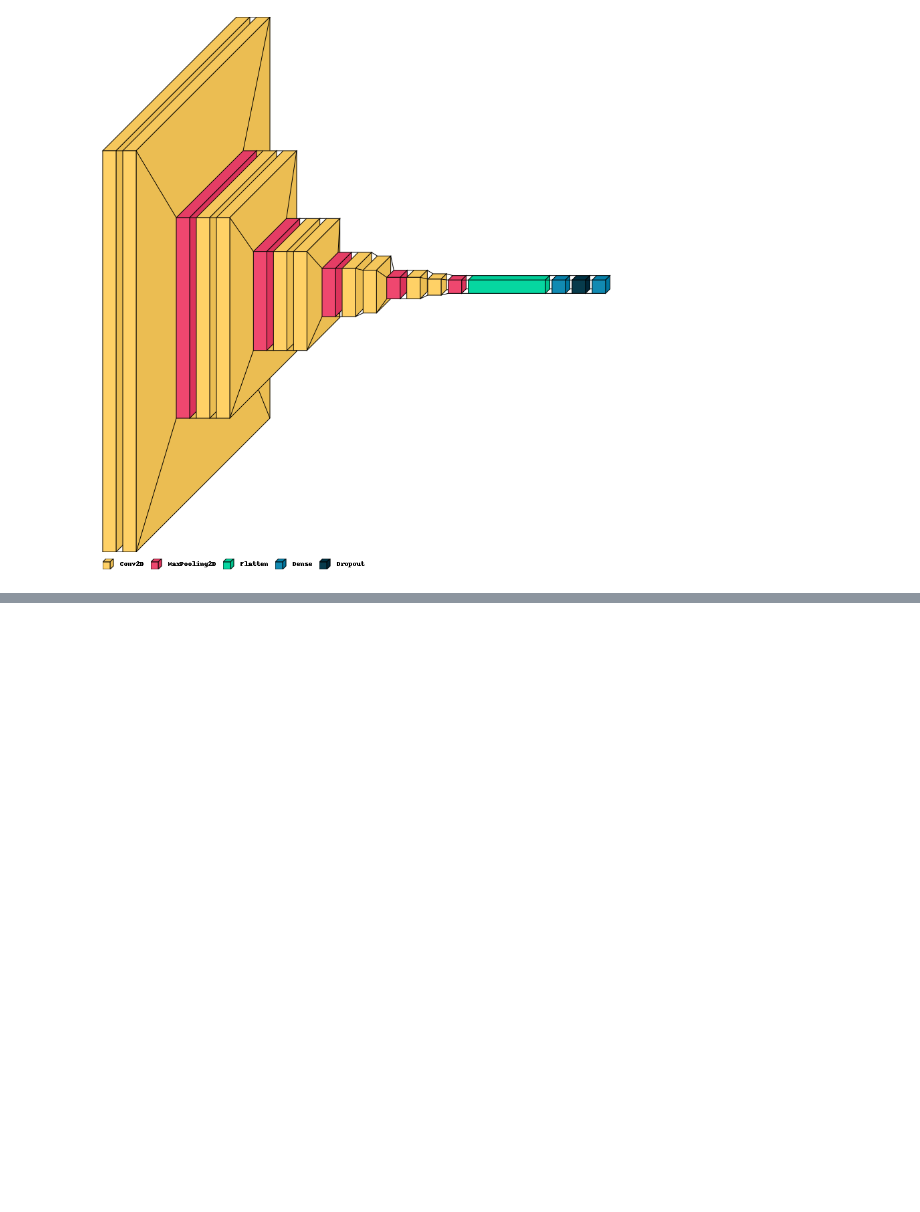
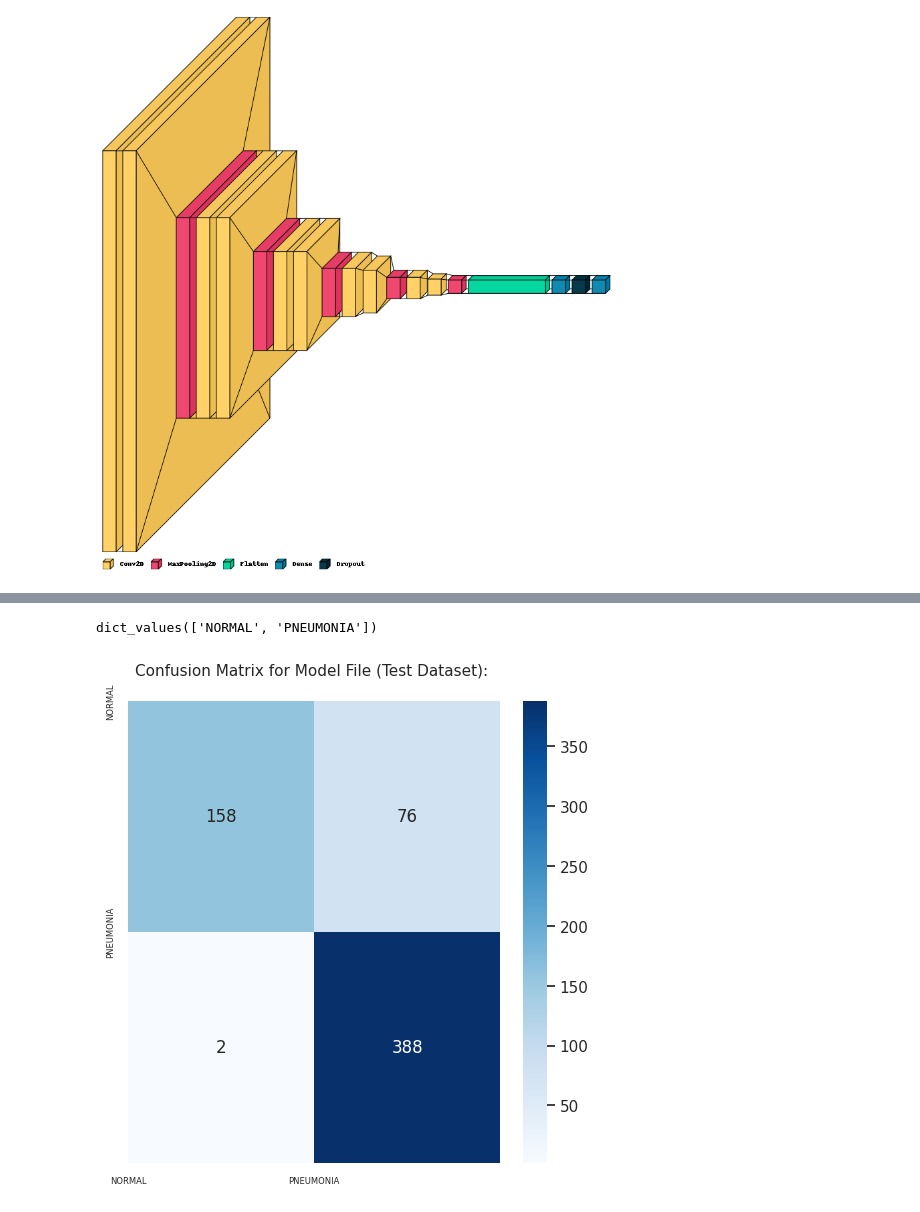
Before and after one commit to pinilDissanayaka/Pneumonia-Detection-using-Deep-Learning, a Jupyter notebook: Pneumonia_Detection.ipynb, the cells around one changed output, grey strips where cells are left out. Saved outputs shown, nothing was run; the diff lists cells and outputs as text; code cells hidden in the pictures; blank space fills up the shorter version.

```diff
--- a/Pneumonia_Detection.ipynb
+++ b/Pneumonia_Detection.ipynb
@@ -290,0 +339,4 @@ Epoch 5: early stopping
+# %%
+y_pred = model.predict_generator(test_generator, verbose=1)
+
+y_true = test_generator.classes
@@ -290,0 +349,8 @@ Epoch 5: early stopping
+# %%
+y_pred1 = []
+
+for i in y_pred:
+  if i < 0.5:
+    y_pred1.append(0)
+  else:
+    y_pred1.append(1)
@@ -290,0 +370,15 @@ Epoch 5: early stopping
+# %%
+classes = OUT_DICT.values()
+classes
+# %% [output]
+dict_values(['NORMAL', 'PNEUMONIA'])
+# %%
+sns.set()
+plt.figure(figsize = (6, 6))
+plt.title("Confusion Matrix for Model File (Test Dataset): \n", fontsize=11)
+sns.heatmap(data = confusion_matrix(y_true= y_true, y_pred= y_pred1), annot= True, fmt = 'g', cmap="Blues")
+plt.xticks(range(len(classes)), classes, fontsize=6)
+plt.yticks(range(len(classes)), classes, fontsize=6)
+plt.show()
+# %% [output]
+[figure, added]
```
Also changed, not shown: parts of 13 cells of this notebook.
